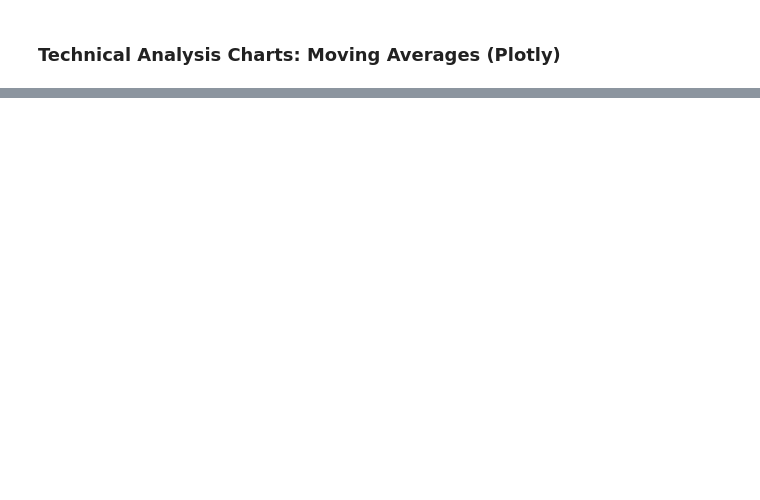
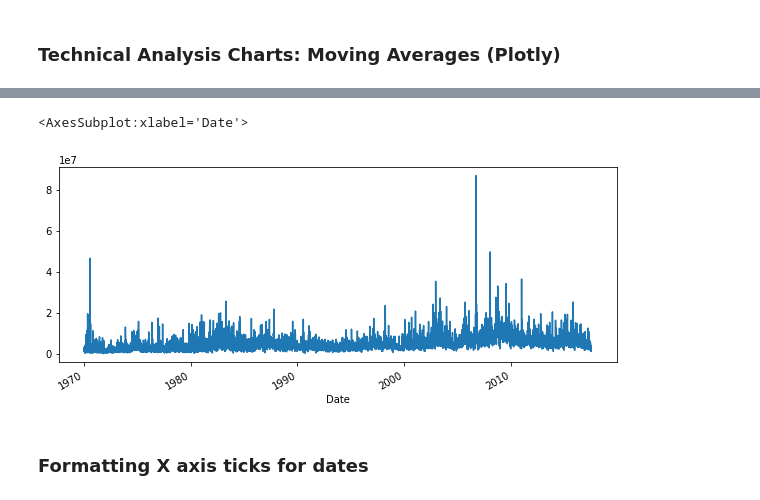
Before and after one commit to mxagar/finance_accounting_courses, a Jupyter notebook: python_finance/00_BasicDataSourcePlotting.ipynb, the cells around one changed output, grey strips where cells are left out. Cells and saved outputs as stored; diff of their text form; code cells hidden in the pictures; blank space fills up the shorter version.

```diff
--- a/python_finance/00_BasicDataSourcePlotting.ipynb
+++ b/python_finance/00_BasicDataSourcePlotting.ipynb
@@ -292,0 +324,8 @@ BAC['Close'].loc['2015-01-01':'2016-01-01'].ta_plot(study='boll')
+# %%
+# Look for peaks
+mcdon['Adj. Volume'].plot(figsize=(10,4))
+# %% [output]
+<AxesSubplot:xlabel='Date'>
+[figure, added]
+# %% [markdown]
+### Formatting X axis ticks for dates
```
Also changed, not shown: parts of 18 cells of this notebook, 3 other files.
